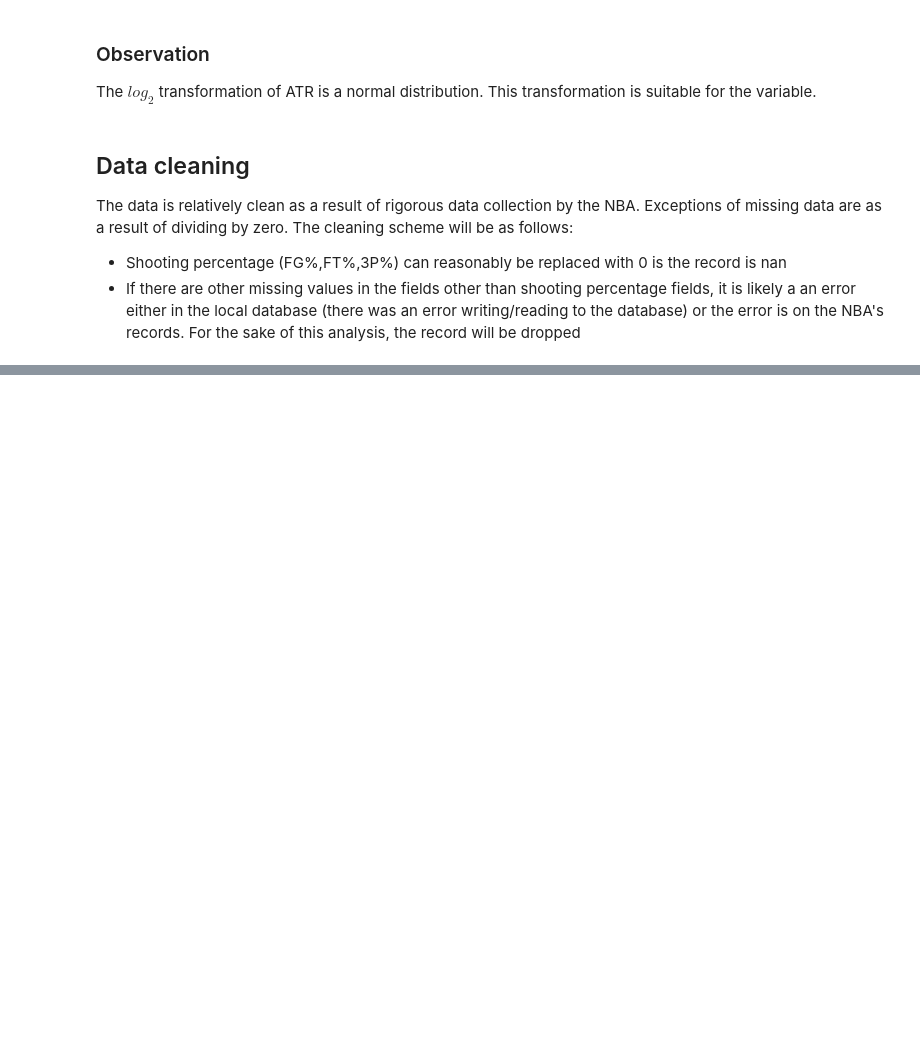
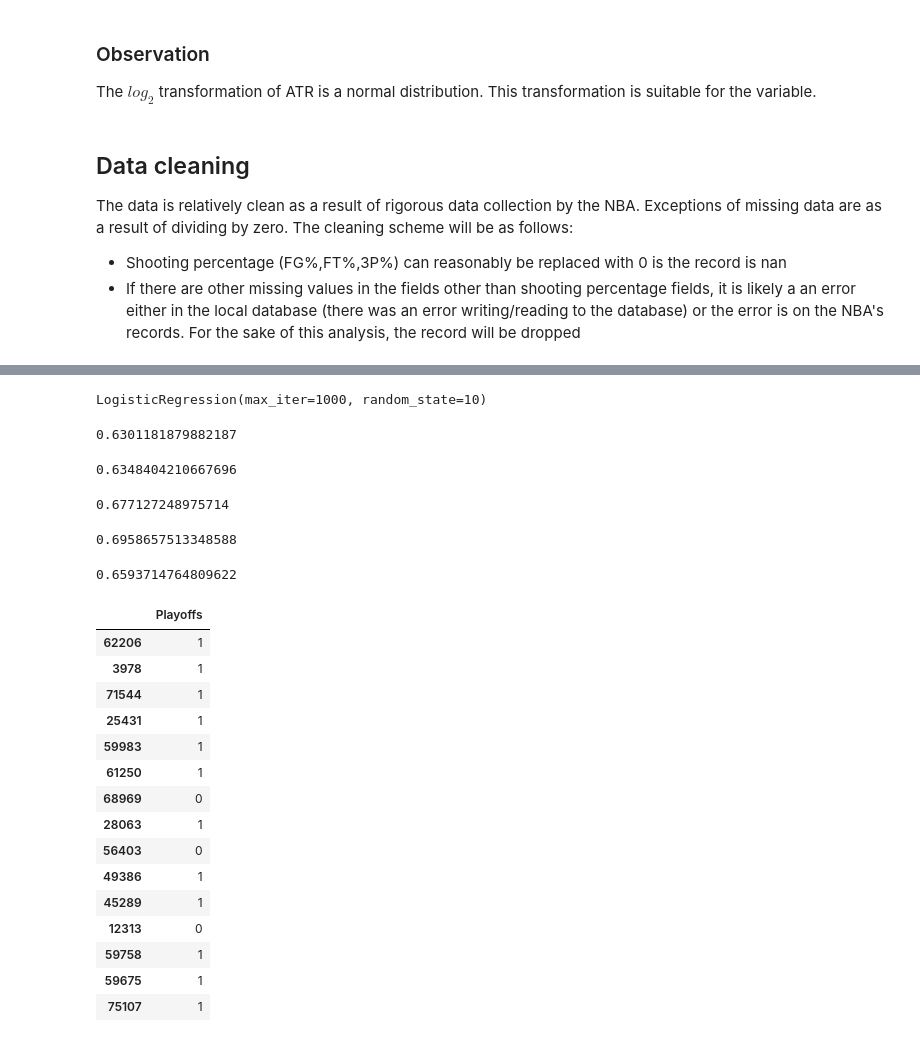
Before and after one commit to Blunt10K/NBA, a Jupyter notebook: notebooks/NBA Playoff Predictions.ipynb, the cells around one changed output, grey strips where cells are left out. Drawn from its saved outputs; the diff is of its cells as text; code cells hidden in the pictures; blank space fills up the shorter version.

```diff
--- a/notebooks/NBA Playoff Predictions.ipynb
+++ b/notebooks/NBA Playoff Predictions.ipynb
@@ -330,6 +330,17 @@ $\textbf{Note:}$ It may be useful to consider a model in which shooting attempts
 ### Scaling
 
 The numeric variables (with the inclusion of transformed variables) are normally distributed, making them suitable for standard scaling.
+# %%
+def transform(df):
+    cleanup_cols = ['ATR', 'Result']
+    # log transform on ATR
+    df['log(ATR)'] = np.log2(df['ATR'])
+
+    # map results variable to a win variable
+    df['Win'] = 1
+    df['Win'] = df['Win'].where(df['Result']=='W',0)
+
+    return df.drop(columns=cleanup_cols)
 # %%
 from sklearn.preprocessing import StandardScaler,OneHotEncoder
 from sklearn.compose import ColumnTransformer
@@ -340,17 +346,0 @@ def build_transformer(df):
-# %%
-def transform(df,ohe):
-    cleanup_cols = ['ATR', 'Result','Conference']
-    # log transform on ATR
-    df['log(ATR)'] = np.log2(df['ATR'])
-
-    # map results variable to a win variable
-    df['Win'] = 1
-    df['Win'] = df['Win'].where(df['Result']=='W',0)
-
-    # one hot encode the Conference variable
-    confs = ohe.transform(df[['Conference']]).toarray()
-
-    for i,j in enumerate(ohe.categories_[0]):
-        df.insert(len(df.columns),j,confs[:,i])
-
-    return df.drop(columns=cleanup_cols)
@@ -379,2 +357,0 @@ Index(['FGM', 'FGA', 'FGP', 'PM3', 'PA3', 'P3P', 'FTM', 'FTA', 'FTP', 'OREB',
-# %%
-train = transform(train,ohe)
@@ -433,0 +358,2 @@ train.shape
+# %%
+train = transform(train)
@@ -433,0 +448,4 @@ train.shape
+# %%
+model.fit(X_train,train['Playoffs'])
+# %% [output]
+LogisticRegression(max_iter=1000, random_state=10)
@@ -433,0 +454,39 @@ train.shape
+# %%
+roc_auc_score(model.predict(X_train),Y)
+# %% [output]
+0.6301181879882187
+# %%
+accuracy_score(model.predict(X_train),Y)
+# %% [output]
+0.6348404210667696
+# %%
+f1_score(model.predict(X_train),Y)
+# %% [output]
+0.677127248975714
+# %%
+precision_score(model.predict(X_train),Y)
+# %% [output]
+0.6958657513348588
+# %%
+recall_score(model.predict(X_train),Y)
+# %% [output]
+0.6593714764809622
+# %%
+train[['Playoffs']].head(15)
+# %% [output]
+|  | Playoffs |
+| 62206 | 1 |
+| 3978 | 1 |
+| 71544 | 1 |
+| 25431 | 1 |
+| 59983 | 1 |
+| 61250 | 1 |
+| 68969 | 0 |
+| 28063 | 1 |
+| 56403 | 0 |
+| 49386 | 1 |
+| 45289 | 1 |
+| 12313 | 0 |
+| 59758 | 1 |
+| 59675 | 1 |
+| 75107 | 1 |
```
Also changed, not shown: parts of 73 cells of this notebook, 1 other file.
